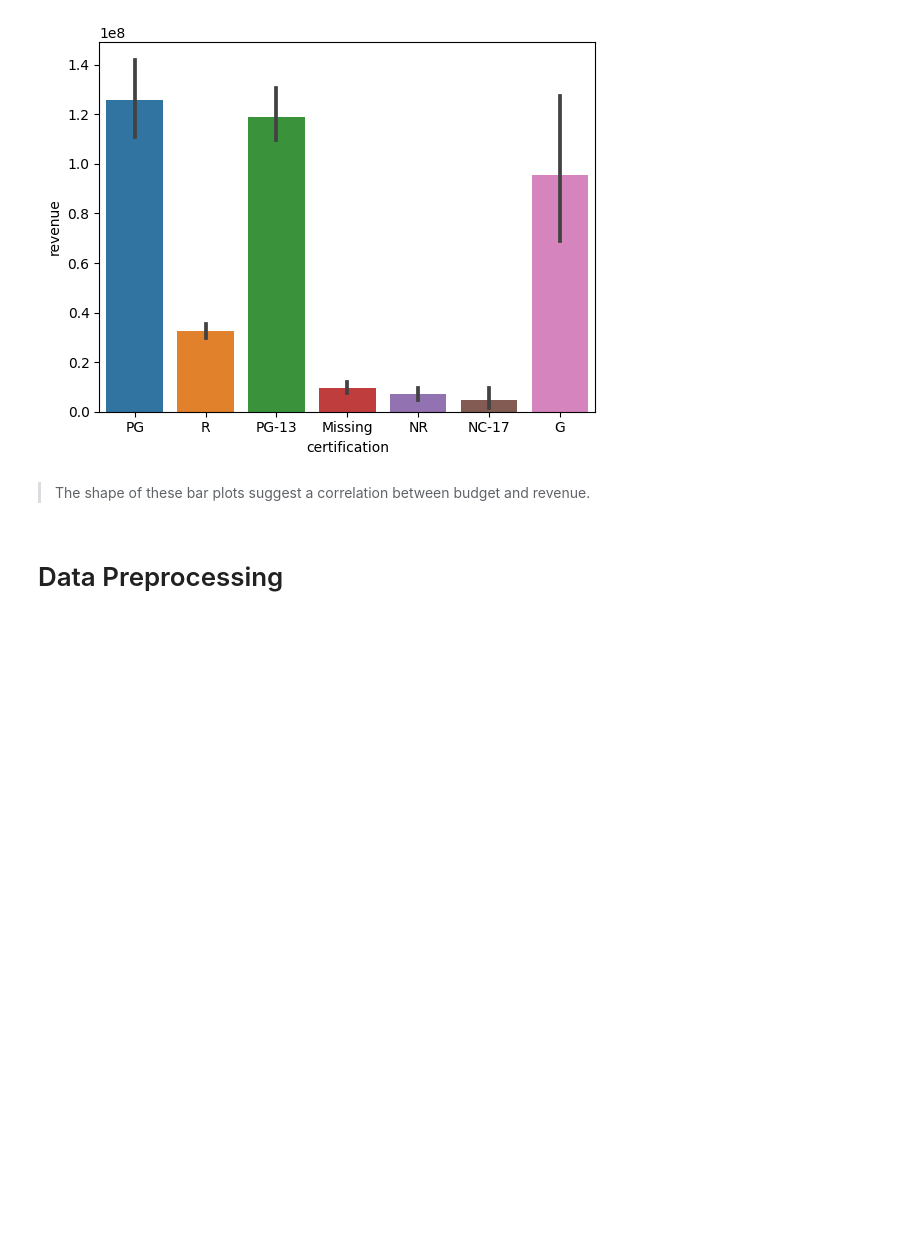
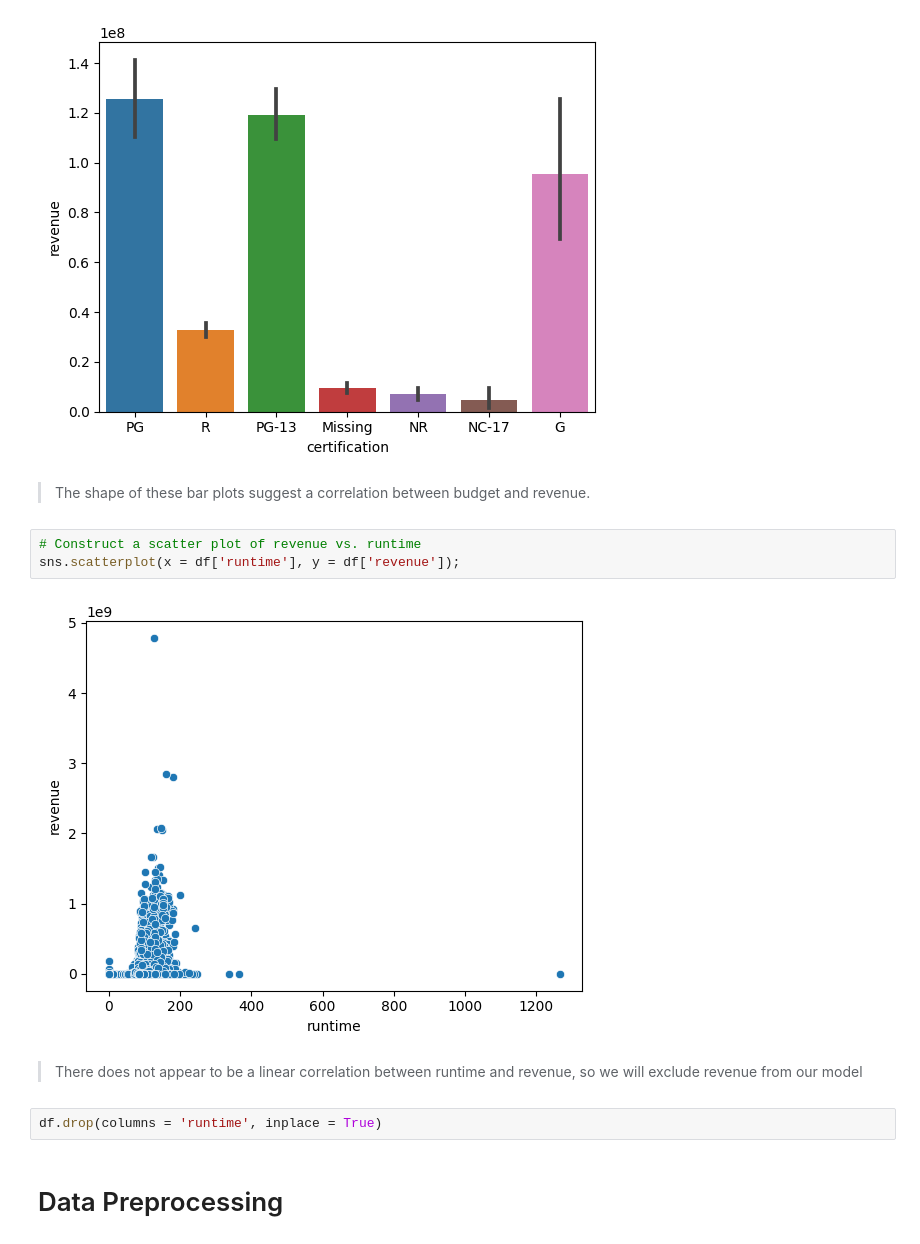
Before and after one commit to mvince33/imdb_predictions, a Jupyter notebook: linear_regression.ipynb, the cells around one changed output. Drawn from its saved outputs; the diff is of its cells as text; blank space fills up the shorter version.

```diff
--- a/linear_regression.ipynb
+++ b/linear_regression.ipynb
@@ -190,6 +191,15 @@ sns.barplot(data = df, x = 'certification', y = 'revenue');
 [figure]
 # %% [markdown]
 > The shape of these bar plots suggest a correlation between budget and revenue.
+# %%
+# Construct a scatter plot of revenue vs. runtime
+sns.scatterplot(x = df['runtime'], y = df['revenue']);
+# %% [output]
+[figure, added]
+# %% [markdown]
+> There does not appear to be a linear correlation between runtime and revenue, so we will exclude revenue from our model
+# %%
+df.drop(columns = 'runtime', inplace = True)
 # %% [markdown]
 # Data Preprocessing
 # %%
```
Also changed, not shown: parts of 2 cells of this notebook.
